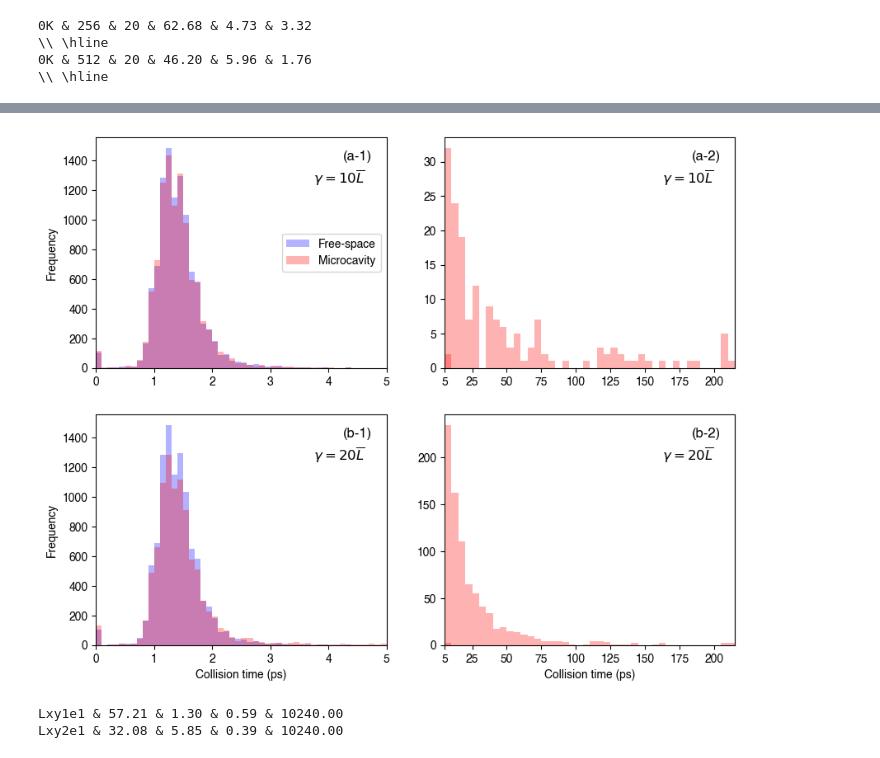
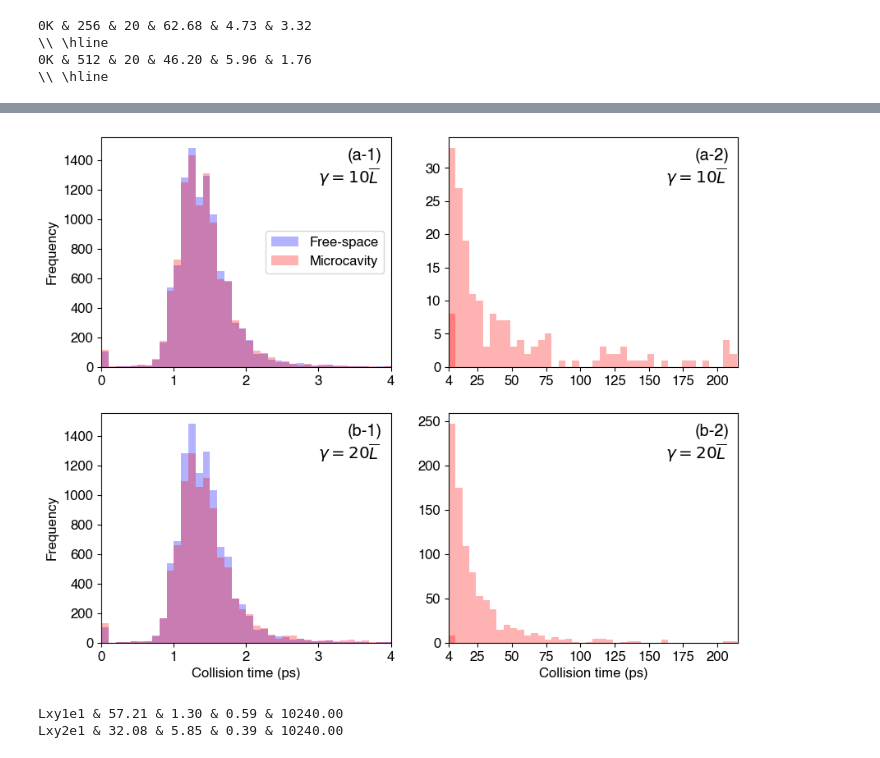
Before and after one commit to RibeiroGroup/Molecular-Dynamics-for-CIS, a Jupyter notebook: src/analyze_monte_carlo.ipynb, the cells around one changed output, grey strips where cells are left out. Cells and saved outputs as stored; diff of their text form; code cells hidden in the pictures.

```diff
--- a/src/analyze_monte_carlo.ipynb
+++ b/src/analyze_monte_carlo.ipynb
@@ -548,3 +556,30 @@ array([0.000e+00, 1.000e-02, 2.000e-02, ..., 3.892e+01, 3.893e+01,
+# %%
+directory_dict = categorizing_pickle(cavityfield_result_path, '')
+path = directory_dict[1]
+with open(path, 'rb') as handle:
+    result_dict = pickle.load(handle)
+# %%
+timeline = np.array(result_dict['atoms'].observable['t'])
+timeline -= timeline[0]
+
+dipole_vs_time = []
+atoms = result_dict['atoms']
+for i in range(len(result_dict['atoms'].observable['t'])):
+    r = atoms.trajectory["r"][i]
+
+    # Note that simulation run from simulation_monte.py arrange argons' and xenon' indices separately
+    # e.g. R = [r_{Ar,1}, r_{Ar,2}, ... , r_{Ar,N}, r_{Xe,1}, r_{Xe,2}, ... , r_{Xe,N}]
+    r_ar = r[0:512]
+    r_xe = r[512:]
+    dvec = (r_ar - r_xe)
+
+    d = np.sqrt(np.einsum("ni,ni->n",dvec,dvec))
+
+    dipole = red.mu0 * np.exp(-red.a * (d - red.d0)) - red.d7/d**7
+
+    dipole_vs_time.append(dipole)
+
+dipole_vs_time = np.array(dipole_vs_time)
 # %%
 from scipy.signal import argrelmax
 
@@ -555,7 +636,7 @@ argrelmax(d[d>1e-3])
 # %%
 fig,ax = plt.subplots()
 
-i = 2
-ax.plot(np.arange(len(dipole[:,i])),dipole[:,i])
+i = 217
+ax.plot(np.arange(len(dipole_vs_time[:1000,i])),dipole_vs_time[:1000,i])
 # %% [output]
 [<matplotlib.lines.Line2D at 0x...>]
@@ -572,9 +643,0 @@ array([0.000e+00, 1.000e-02, 2.000e-02, ..., 8.676e+01, 8.677e+01,
-# %%
-dipole = []
-dvec_list = result_dict['atoms'].observable['dipole']
-timeline = np.array(result_dict['atoms'].observable['t'])
-timeline -= timeline[0]
-for i in range(len(result_dict['atoms'].observable['t'])):
-    dipole.append(np.einsum('ni,ni->n',dvec_list[i],dvec_list[i]))
-
-dipole = np.array(dipole)[:,:512]
@@ -671,7 +748,7 @@ array([], dtype=float64)
 # HISTOGRAM OF COLLISION TIME    #
 # Initially zero amplitude field #
 ##################################
-assoc_limit = 5
+assoc_limit = 4
 
 fig,ax = plt.subplots(2,2, figsize = (10,8))
 
@@ -708,34 +785,34 @@ for i, coup_str in enumerate(['Lxy1e1', 'Lxy2e1']):
     del ct
     del cavityfield_result_dict
 
     ax[i,1].yaxis.set_major_formatter('{x:.0f}')
 
     ax[i,1].xaxis.set_major_locator(MultipleLocator(25))
 
 for i in range(2):
     ax[i,1].set_xticks(list(ax[i,1].get_xticks()) + [assoc_limit])
     ax[i,1].set_xlim(assoc_limit,215)
     ax[i,0].set_xlim(0,assoc_limit)
     ax[i,0].set_ylabel('Frequency')
 
 ax[1,0].set_xlabel('Collision time (ps)')
 ax[1,1].set_xlabel('Collision time (ps)')
 
 ax[0,0].annotate('(a-1)',xy = (0.85,0.9), xycoords = 'axes fraction', fontsize = 'large')
 ax[0,0].annotate(r'$\gamma = 10\overline{L}$',xy = (0.75,0.8), xycoords = 'axes fraction', fontsize = 'large')
 ax[1,0].annotate('(b-1)',xy = (0.85,0.9), xycoords = 'axes fraction', fontsize = 'large')
 ax[1,0].annotate(r'$\gamma = 20\overline{L}$',xy = (0.75,0.8), xycoords = 'axes fraction', fontsize = 'large')
 
 ax[0,1].annotate('(a-2)',xy = (0.85,0.9), xycoords = 'axes fraction', fontsize = 'large')
 ax[0,1].annotate(r'$\gamma = 10\overline{L}$',xy = (0.75,0.8), xycoords = 'axes fraction', fontsize = 'large')
 ax[1,1].annotate('(b-2)',xy = (0.85,0.9), xycoords = 'axes fraction', fontsize = 'large')
 ax[1,1].annotate(r'$\gamma = 20\overline{L}$',xy = (0.75,0.8), xycoords = 'axes fraction', fontsize = 'large')
 
 ax[0,0].legend(loc = 'center right')
 
 fig.savefig(fig_root + 'histogram_boltzmann_512.jpeg',dpi=600, bbox_inches = 'tight')
 # %% [output]
-[figure, old version]
+[figure, new version]
 # %%
 # 256
 assoc_limit = 10
```
Also changed, not shown: parts of 17 cells of this notebook, 6 other files.
